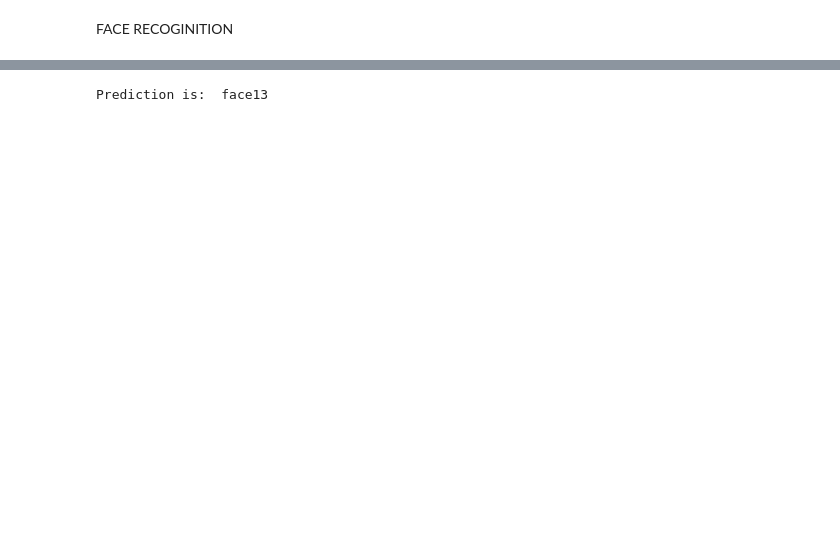
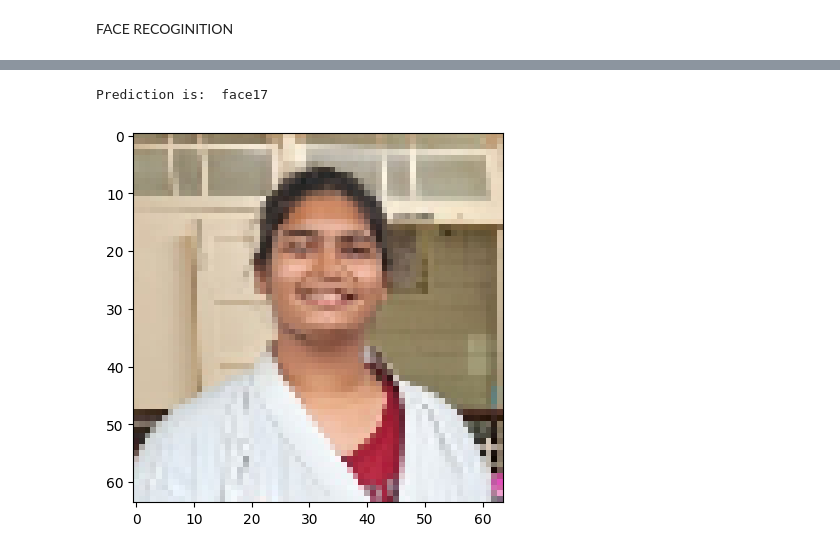
Before and after one commit to shruti-sharma12/CV-lab, a Jupyter notebook: cv(expt6).ipynb, the cells around one changed output, grey strips where cells are left out. Saved outputs shown, nothing was run; the diff lists cells and outputs as text; code cells hidden in the pictures; blank space fills up the shorter version.

```diff
--- a/cv(expt6).ipynb
+++ b/cv(expt6).ipynb
@@ -237,18 +238,24 @@ Epoch 15/15
 # %%
 '''Making single predictions'''
 import numpy as np
 from keras.preprocessing import image
 
-ImagePath='/content/drive/MyDrive/Face-Images (1)/Face Images/Final Testing Images/face13/2face13.jpg'
+ImagePath='/content/drive/MyDrive/Face Images/Final Training Images/face17/2.jpg'
 test_image=image.load_img(ImagePath,target_size=(64, 64))
 test_image=image.img_to_array(test_image)
 
 test_image=np.expand_dims(test_image,axis=0)
 
 result=classifier.predict(test_image,verbose=0)
 #print(training_set.class_indices)
 
 
 print('Prediction is: ',ResultMap[np.argmax(result)])
+
+#showing of test image
+import matplotlib.pyplot as plt
+plt.imshow(test_image[0]/255)  # Assuming normalization was applied during training
+plt.show()
 # %% [output]
-Prediction is:  face13
+Prediction is:  face17
+[figure, added]
```
Also changed, not shown: parts of 11 cells of this notebook.
